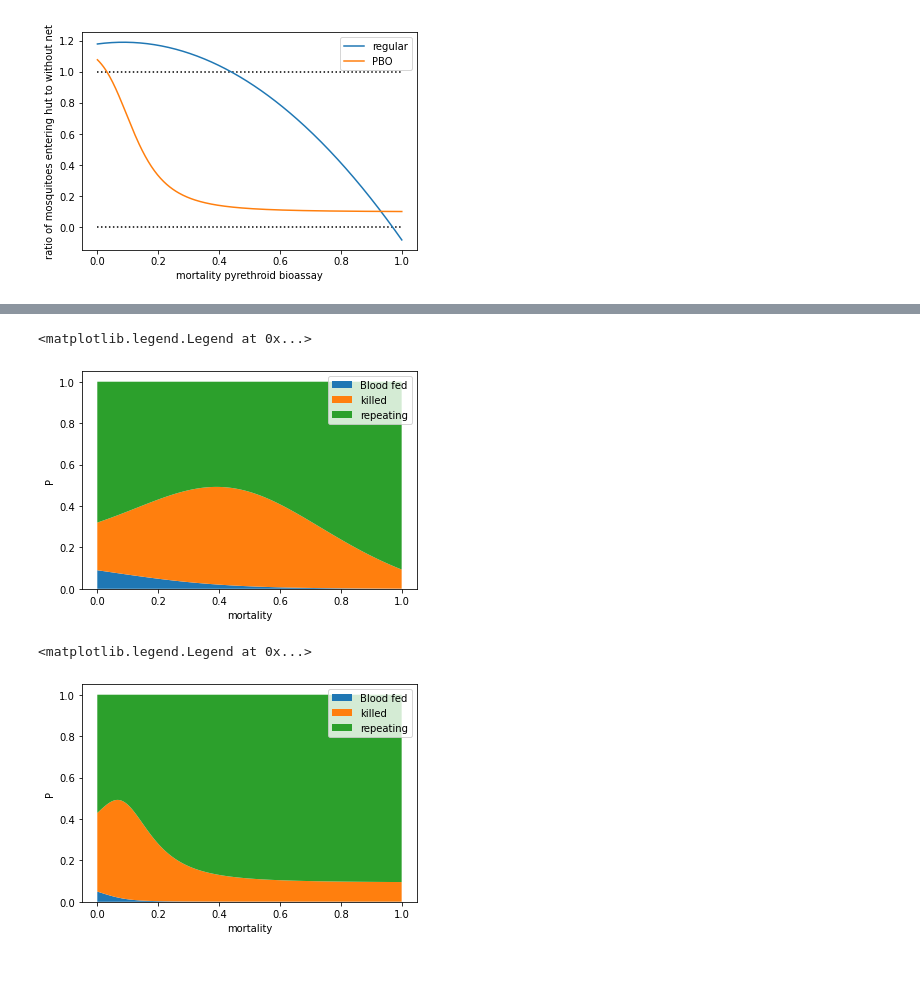
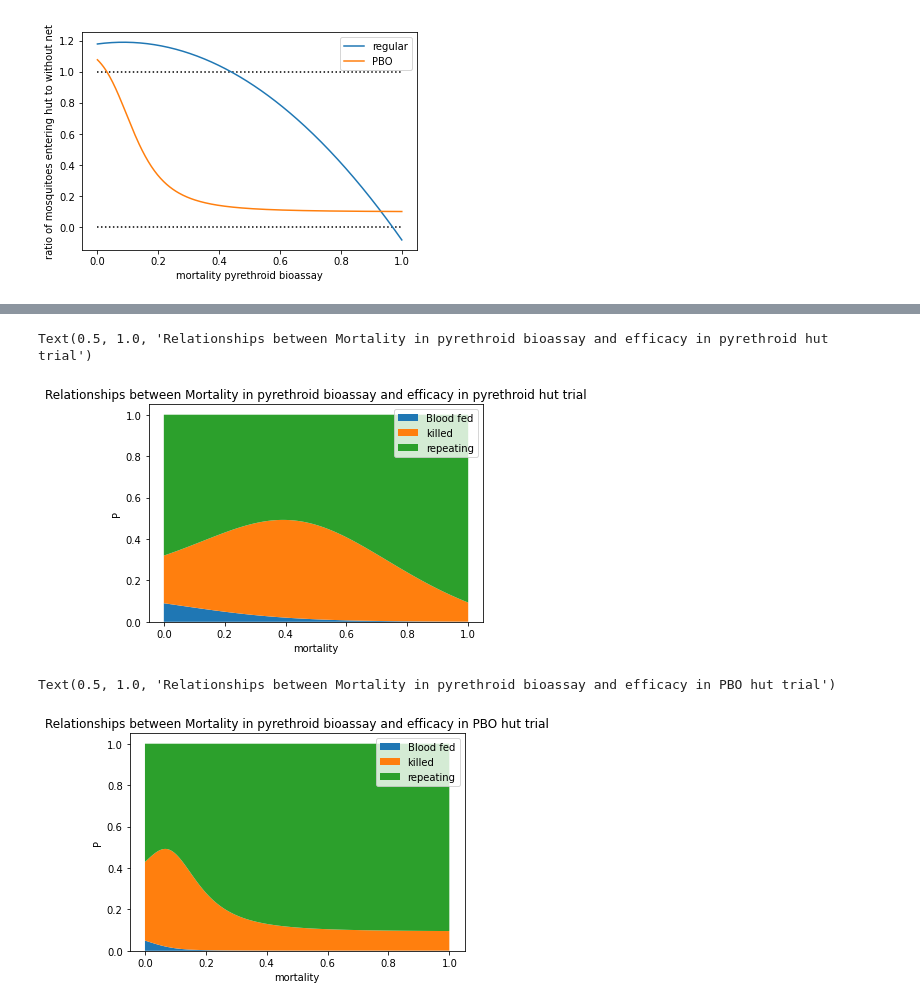
Before and after one commit to sepmein/mBench, a Jupyter notebook: scripts/intervention.ipynb, the cells around one changed output, grey strips where cells are left out. Drawn from its saved outputs; the diff is of its cells as text; code cells hidden in the pictures; blank space fills up the shorter version.

```diff
--- a/scripts/intervention.ipynb
+++ b/scripts/intervention.ipynb
@@ -116,16 +97,18 @@ f20 = np.array(f20)
 # %%
 plt.stackplot(x, f10, d10, r10, labels=['f','d','r'])
 plt.xlabel('mortality')
 plt.ylabel('P')
 plt.legend(['Blood fed','killed', 'repeating'])
+plt.title('Relationships between Mortality in pyrethroid bioassay and efficacy in pyrethroid hut trial')
 # %% [output]
-<matplotlib.legend.Legend at 0x...>
+Text(0.5, 1.0, 'Relationships between Mortality in pyrethroid bioassay and efficacy in pyrethroid hut trial')
-[figure, old version]
+[figure, new version]
 # %%
 plt.stackplot(x, f20, d20, r20, labels=['f','d','r'])
 plt.xlabel('mortality')
 plt.ylabel('P')
 plt.legend(['Blood fed','killed', 'repeating'])
+plt.title('Relationships between Mortality in pyrethroid bioassay and efficacy in PBO hut trial')
 # %% [output]
-<matplotlib.legend.Legend at 0x...>
+Text(0.5, 1.0, 'Relationships between Mortality in pyrethroid bioassay and efficacy in PBO hut trial')
-[figure, old version]
+[figure, new version]
```
Also changed, not shown: parts of 3 cells of this notebook, 4 other files.
